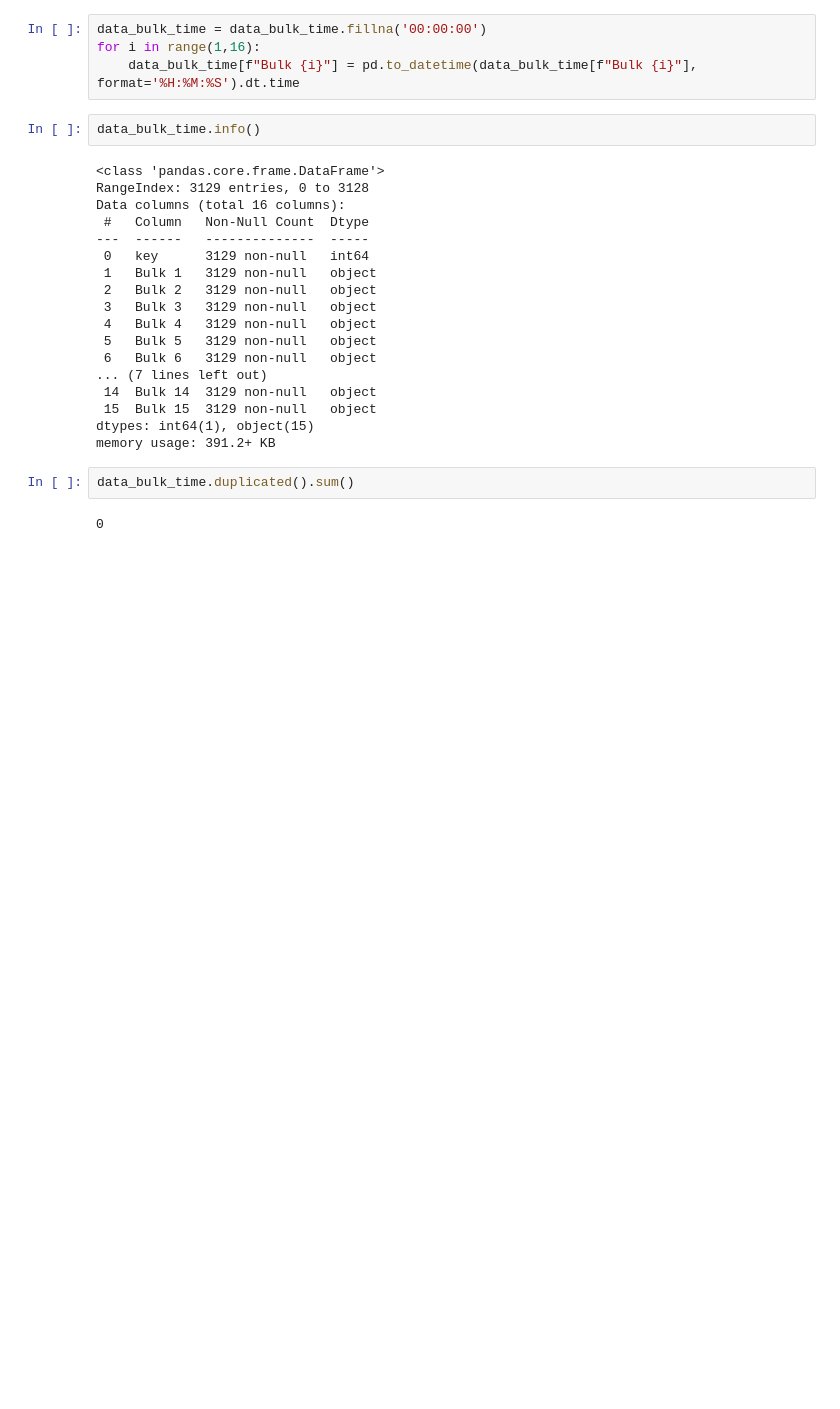
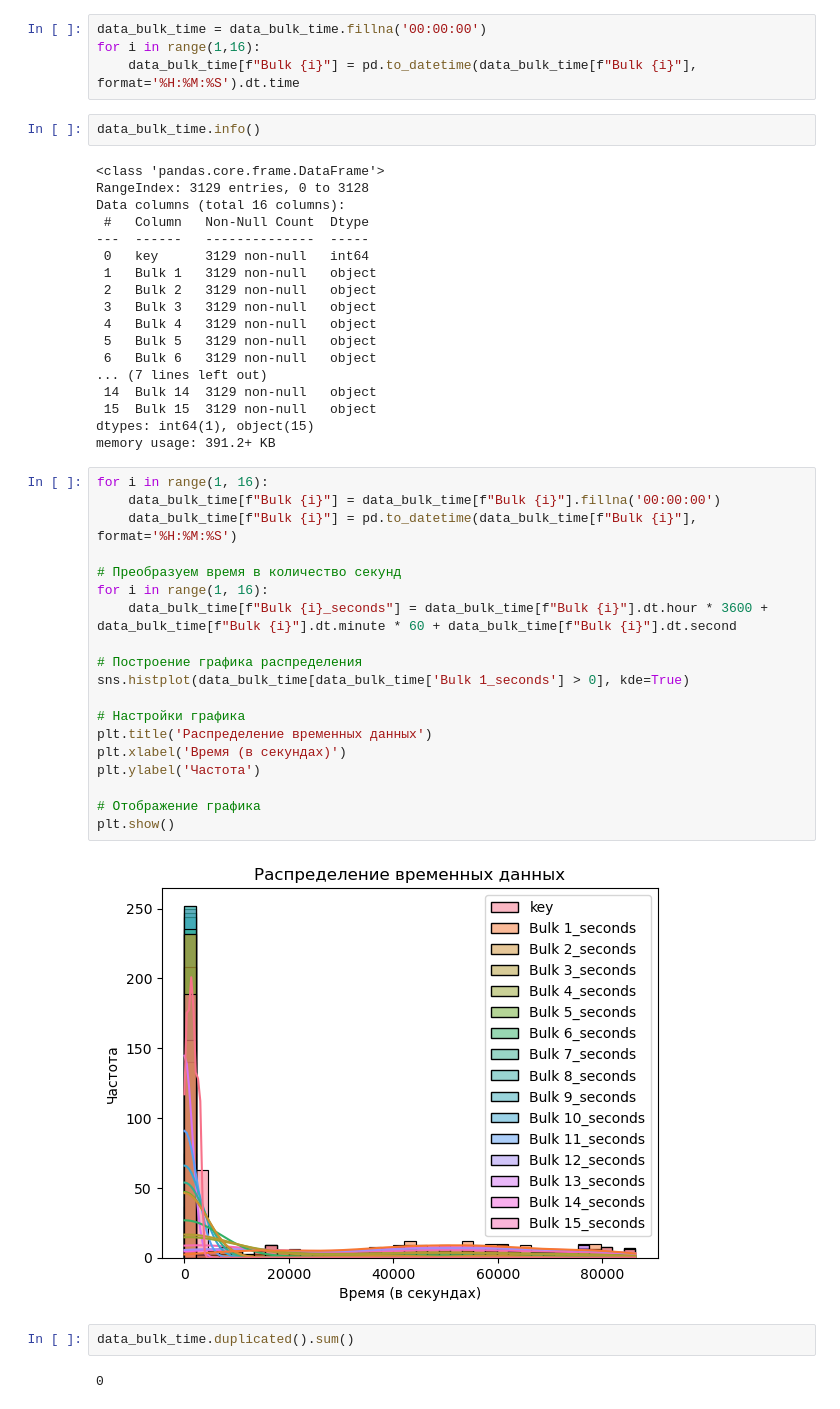
Before and after one commit to VSXV/Data-Science-Projects, a Jupyter notebook: 19. production costs/production costs.ipynb, the cells around one changed output. Saved outputs shown, nothing was run; the diff lists cells and outputs as text; blank space fills up the shorter version.

```diff
--- a/19. production costs/production costs.ipynb
+++ b/19. production costs/production costs.ipynb
@@ -388,6 +388,27 @@ Data columns (total 16 columns):
  15  Bulk 15  3129 non-null   object
 dtypes: int64(1), object(15)
 memory usage: 391.2+ KB
+# %%
+for i in range(1, 16):
+    data_bulk_time[f"Bulk {i}"] = data_bulk_time[f"Bulk {i}"].fillna('00:00:00')
+    data_bulk_time[f"Bulk {i}"] = pd.to_datetime(data_bulk_time[f"Bulk {i}"], format='%H:%M:%S')
+
+# Преобразуем время в количество секунд
+for i in range(1, 16):
+    data_bulk_time[f"Bulk {i}_seconds"] = data_bulk_time[f"Bulk {i}"].dt.hour * 3600 + data_bulk_time[f"Bulk {i}"].dt.minute * 60 + data_bulk_time[f"Bulk {i}"].dt.second
+
+# Построение графика распределения
+sns.histplot(data_bulk_time[data_bulk_time['Bulk 1_seconds'] > 0], kde=True)
+
+# Настройки графика
+plt.title('Распределение временных данных')
+plt.xlabel('Время (в секундах)')
+plt.ylabel('Частота')
+
+# Отображение графика
+plt.show()
+# %% [output]
+[figure, added]
 # %%
 data_bulk_time.duplicated().sum()
 # %% [output]
```
Also changed, not shown: parts of 5 cells of this notebook, 1 other file.
